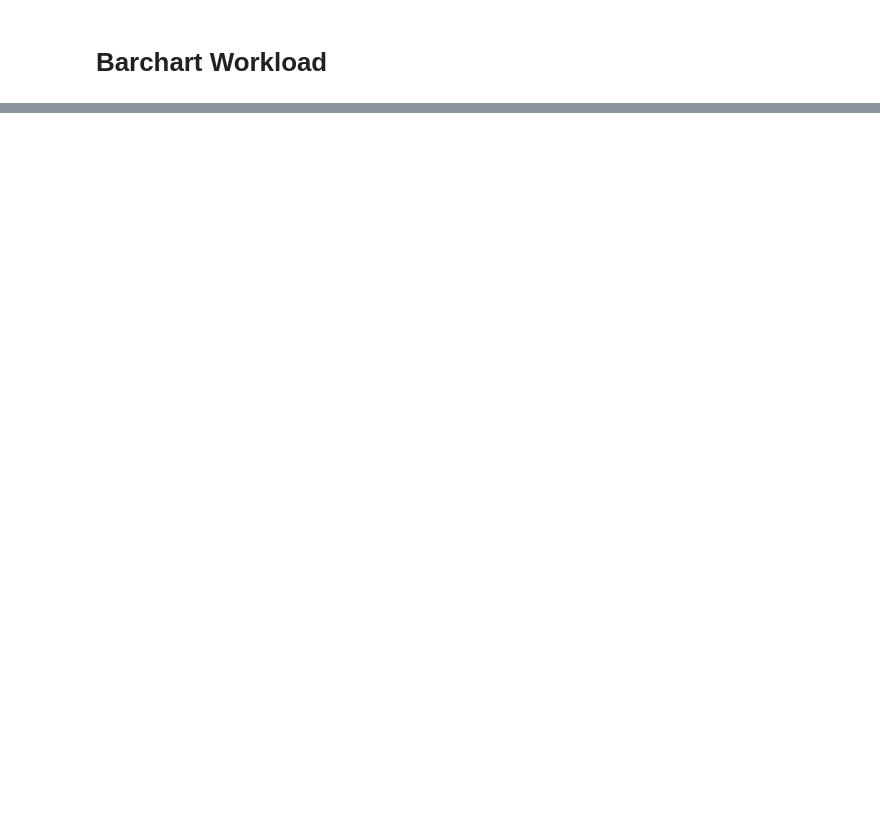
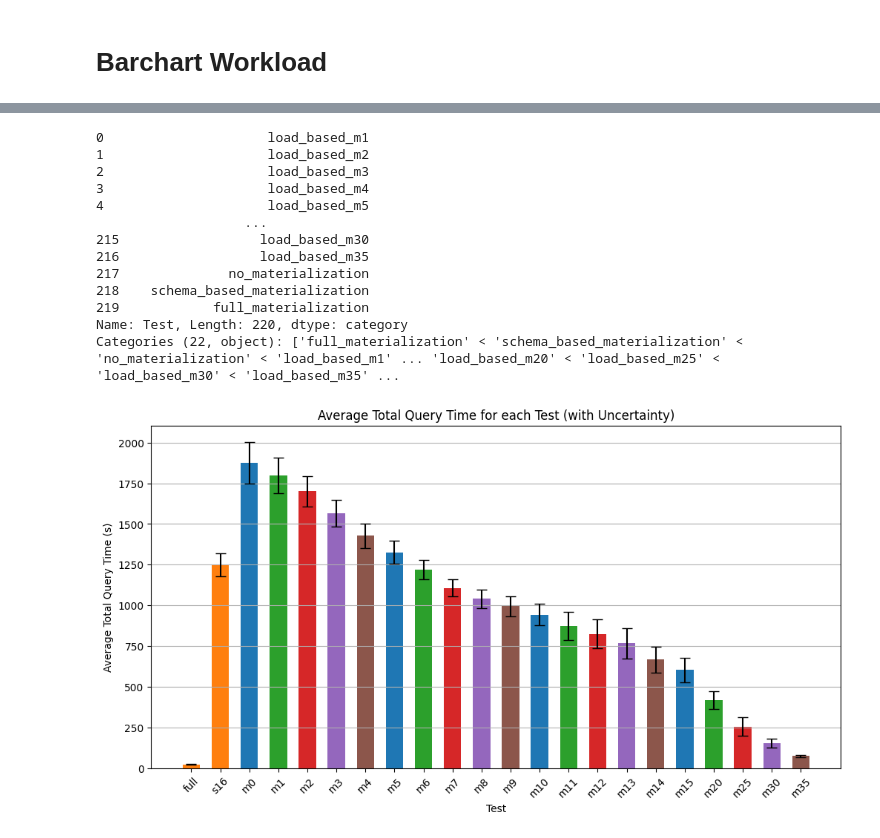
Before and after one commit to magnuis/duckdb-materialization, a Jupyter notebook: visualization/make_tikzpicture.ipynb, the cells around one changed output, grey strips where cells are left out. Cells and saved outputs as stored; diff of their text form; code cells hidden in the pictures; blank space fills up the shorter version.

Commit message:
Update tikzpic generation to include individual loads

```diff
--- a/visualization/make_tikzpicture.ipynb
+++ b/visualization/make_tikzpicture.ipynb
@@ -45,6 +54,7 @@ merged["query_time_ratio"] = merged["Total query time_load"] / \
 
 # Define new color mapping for all tests (adjust as needed)
 colors = {
+    "full_materialization": "#FF7F0E",  # Bright orange for clear visibility
     "schema_based_materialization": "#FF7F0E",  # Bright orange for clear visibility
 
     "no_materialization":  "#1f77b4",  # Blue
@@ -78,7 +88,7 @@ test_order = list(colors.keys())
 
 def shorten_label_into_number(test:str):
     if test == "schema_based_materialization":
-        return 20
+        return 16
     elif test.startswith("load_based_"):
         return int((test.split("_")[-1])[1:])
     elif test.lower() == "no_materialization":
@@ -101,15 +111,17 @@ grouped_total_query_time["stderr"] = grouped_total_query_time["std"] / \
 grouped_total_query_time["Test"] = pd.Categorical(
     grouped_total_query_time["Test"], categories=test_order, ordered=True
 )
+results_df["Test"] = pd.Categorical(
+    results_df["Test"], categories=test_order, ordered=True
+)
 
 # Instead of sorting by mean, we sort by the numeric value from shorten_label_into_number
 grouped_total_query_time = grouped_total_query_time.sort_values(
     by="Test", key=lambda col: col.map(shorten_label_into_number)
 )
+#
 
 # Helper function to shorten the labels
-
-
 def shorten_label(test):
     if test == "schema_based_materialization":
         return "s16"
@@ -117,6 +129,8 @@ def shorten_label(test):
         return test.split("_")[-1]
     elif test.lower() == "no_materialization":
         return "m0"
+    elif test.lower() == "full_materialization":
+        return "full"
     else:
         return test
 
@@ -127,6 +141,10 @@ short_labels = [shorten_label(test)
 
 # Add shortened label to grouped_total_query_time
 grouped_total_query_time["test label"] = grouped_total_query_time.apply(lambda row: shorten_label(row["Test"]), axis=1)
+
+print(results_df["Test"])
+
+results_df["test label"] = results_df.apply(lambda row: shorten_label(row["Test"]), axis=1)
 
 # Common x positions and bar width
 x = np.arange(len(grouped_total_query_time))
@@ -149,33 +167,48 @@ for config in plot_configs:
         ax.bar(
             x,
             grouped_total_query_time["mean"],
             bar_width,
             color=[colors[test] for test in grouped_total_query_time["Test"]],
             yerr=grouped_total_query_time["stderr"],
             capsize=5
         )
     # elif mode == "minmax":
     #     # Plot bars without error bars
     #     ax.bar(
     #         x,
     #         grouped_total_query_time["mean"],
     #         bar_width,
     #         color=[colors[test] for test in grouped_total_query_time["Test"]],
     #         capsize=5
     #     )
     #     # Overlay dashed lines and markers for min and max values
     #     for i, (_, row) in enumerate(grouped_total_query_time.iterrows()):
     #         ax.plot([x[i], x[i]], [row["min"], row["max"]],
     #                 linestyle="--", color="black", linewidth=1.5)
     #         ax.scatter(x[i], row["min"], color="black", marker="v", s=50)
     #         ax.scatter(x[i], row["max"], color="black", marker="^", s=50)
 
     ax.set_xticks(x)
     ax.set_xticklabels(short_labels, rotation=45)
     ax.set_xlabel("Test")
     ax.set_ylabel("Average Total Query Time (s)")
     ax.set_title(config["title"])
     ax.grid(True, axis='y')
+# %% [output]
+0                     load_based_m1
+1                     load_based_m2
+2                     load_based_m3
+3                     load_based_m4
+4                     load_based_m5
+                   ...
+215                  load_based_m30
+216                  load_based_m35
+217              no_materialization
+218    schema_based_materialization
+219            full_materialization
+Name: Test, Length: 220, dtype: category
+Categories (22, object): ['full_materialization' < 'schema_based_materialization' < 'no_materialization' < 'load_based_m1' ... 'load_based_m20' < 'load_based_m25' < 'load_based_m30' < 'load_based_m35' ...
+[figure, added]
 # %%
 def _mean(label):
     return round(grouped_total_query_time[grouped_total_query_time["test label"] == label]["mean"].iloc[0],2)
```
Also changed, not shown: parts of 5 cells of this notebook.
